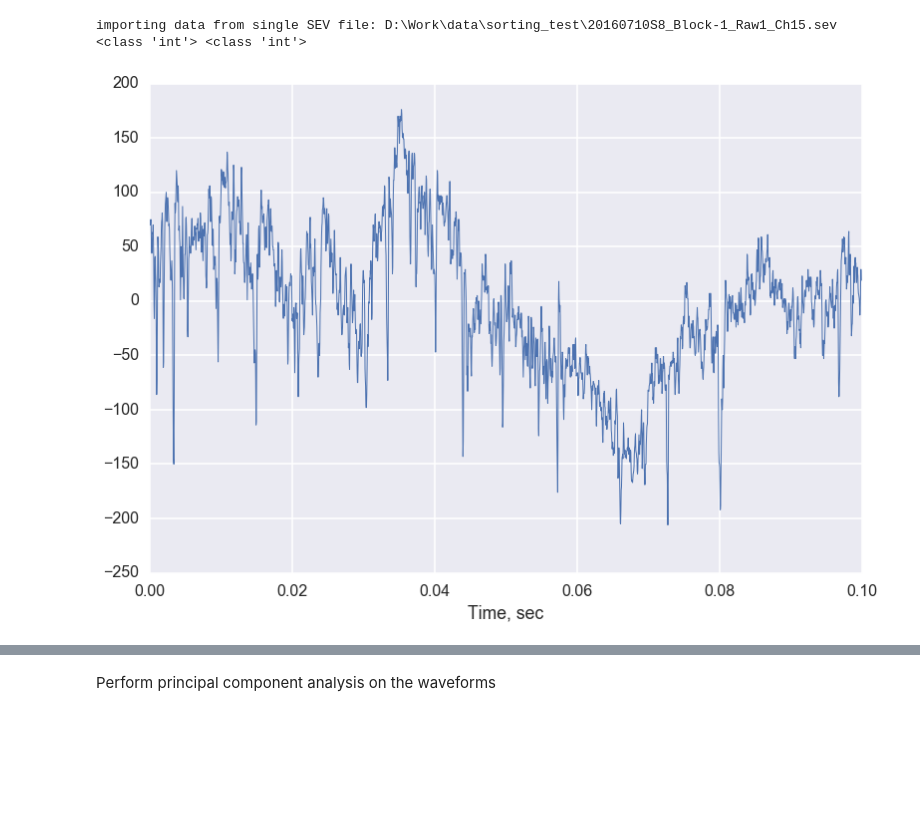
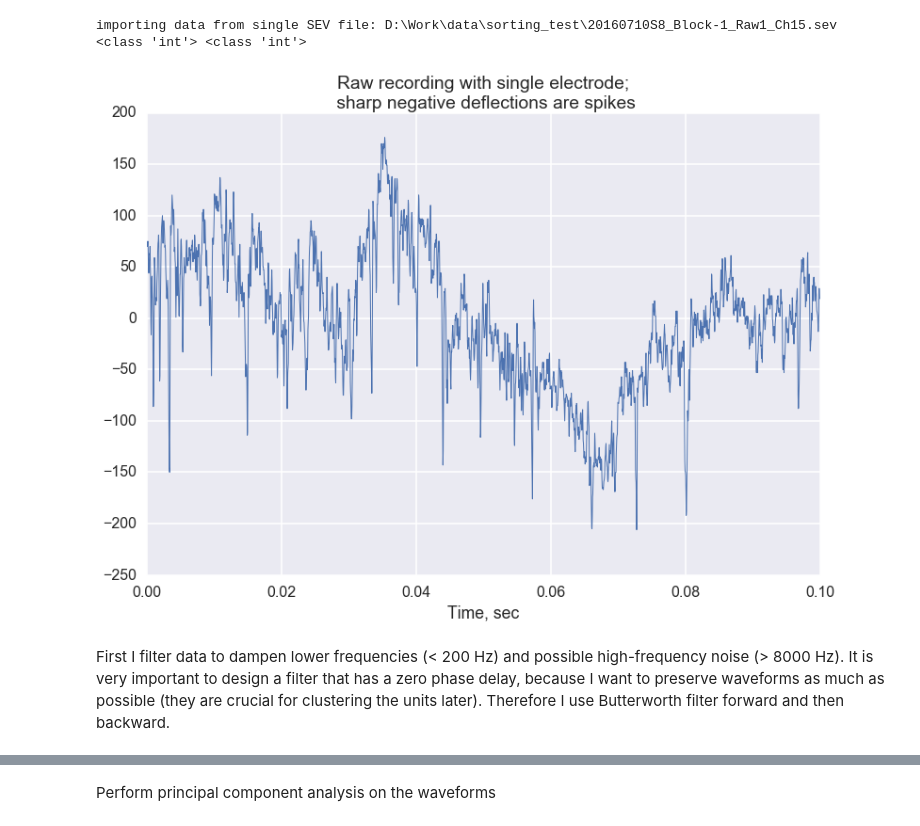
Before and after one commit to antopolskiy/code_showcase, a Jupyter notebook: spike_sorting.ipynb, the cells around one changed output, grey strips where cells are left out. Saved outputs shown, nothing was run; the diff lists cells and outputs as text; code cells hidden in the pictures; blank space fills up the shorter version.

Commit message:
cleanup of the spike sorting project

```diff
--- a/spike_sorting.ipynb
+++ b/spike_sorting.ipynb
@@ -19,6 +24,9 @@ import gc # garbage collector
 sev_file_path = r'D:\Work\data\sorting_test\20160710S8_Block-1_Raw1_Ch15.sev'
 # %%
 def read_sev(name):
+    """
+    Parse SEV data files, this function is courtesy of TDT engineers.
+    """
     if os.path.isfile(name):
         fileName, fileExtension = os.path.splitext(name)
         if fileExtension.lower() != '.sev':
@@ -34,7 +42,9 @@ def read_sev(name):
     f = open(name, 'rb')
     head = f.read(40)
 
-    fileSizeBytes, fileType, fileVersion, eventName, channelNum, totalNumChannels, sampleWidthBytes, reserved1, dForm, decimate, rate, reserved2 = struct.unpack('Q3sB4sHHHHBBHQ',head)
+    fileSizeBytes, fileType, fileVersion, eventName, channelNum, \
+    totalNumChannels, sampleWidthBytes, reserved1, dForm, \
+    decimate, rate, reserved2 = struct.unpack('Q3sB4sHHHHBBHQ',head)
 
     if fileType.decode().lower() != 'sev':
         print('bad file type'), fileType
@@ -87,14 +97,10 @@ def read_sev(name):
             print('Warning - Header Size Mismatch -- {0} bytes vs 40 bytes'.format(streamHeaderSizeBytes))
 
     return d
-
-#if __name__ == '__main__':
-#    sev_file = '/path/to/sev'
-#    d = read_sev(sev_file)
-#    print d
-# %%
-d = read_sev(sev_file_path)
-# %% [output]
-importing data from single SEV file: D:\Work\data\sorting_test\20160710S8_Block-1_Raw1_Ch15.sev
-<class 'int'> <class 'int'>
+# %%
+# load data into memory
+d = read_sev(sev_file_path)
+# %% [output]
+importing data from single SEV file: D:\Work\data\sorting_test\20160710S8_Block-1_Raw1_Ch15.sev
+<class 'int'> <class 'int'>
 # %%
@@ -102,16 +109,19 @@ d['data'] = d['data'][:int(len(d['data'])/10)]
 # %%
 # sampling frequency
 fs = d['fs']
 
 # slice of 0.1 sec used to plot pieces of waveform for visual examination
 fragment = slice(0,int(fs/10),1)
 
 # time vector
 t = np.arange(0,len(d['data']))/fs
 
 plt.plot(t[fragment],d['data'][fragment])
 plt.xlabel('Time, sec')
+plt.title('Raw recording with single electrode;\n sharp negative deflections are spikes')
 plt.show()
 # %% [output]
-[figure, old version]
+[figure, new version]
+# %% [markdown]
+First I filter data to dampen lower frequencies (< 200 Hz) and possible high-frequency noise (> 8000 Hz). It is very important to design a filter that has a zero phase delay, because I want to preserve waveforms as much as possible (they are crucial for clustering the units later). Therefore I use Butterworth filter forward and then backward.
 # %%
```
Also changed, not shown: parts of 21 cells of this notebook.
